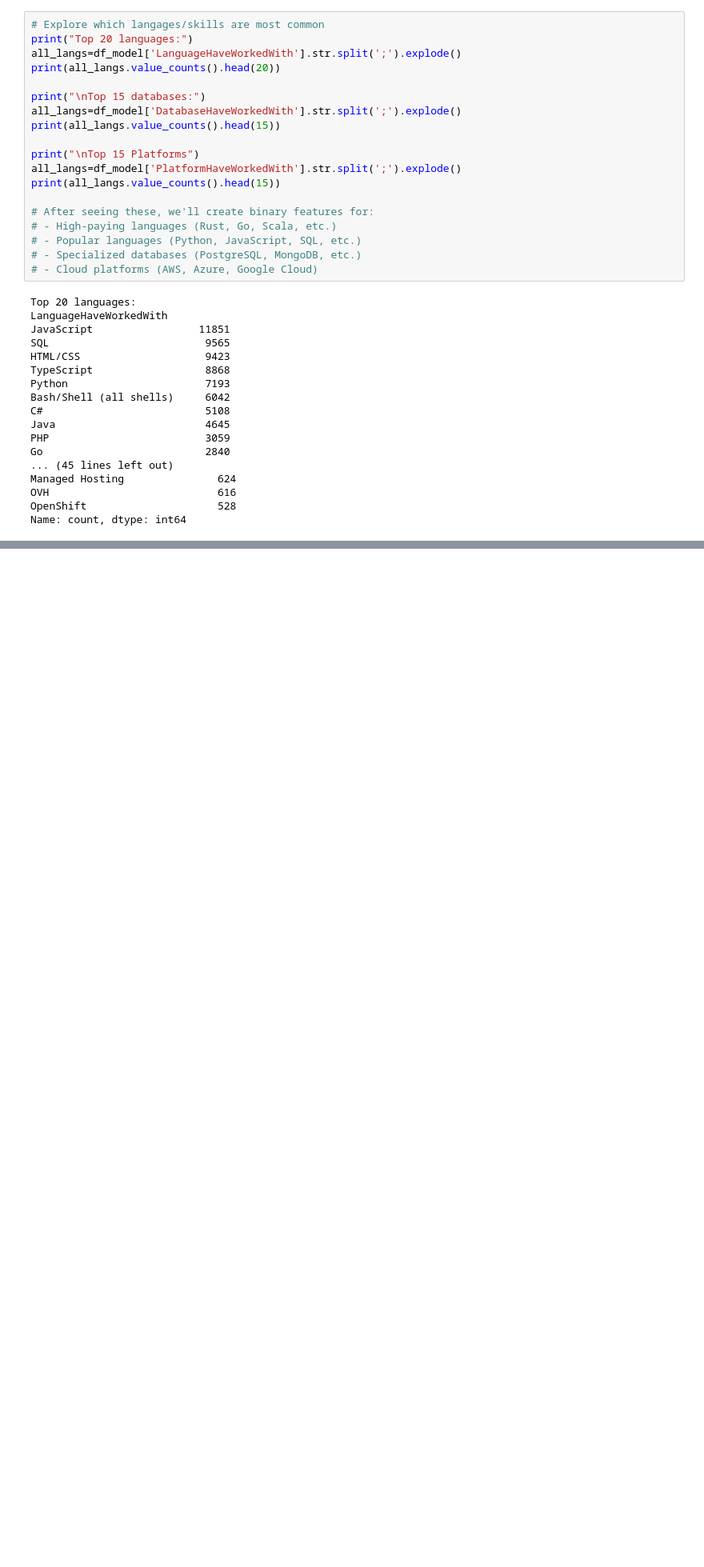
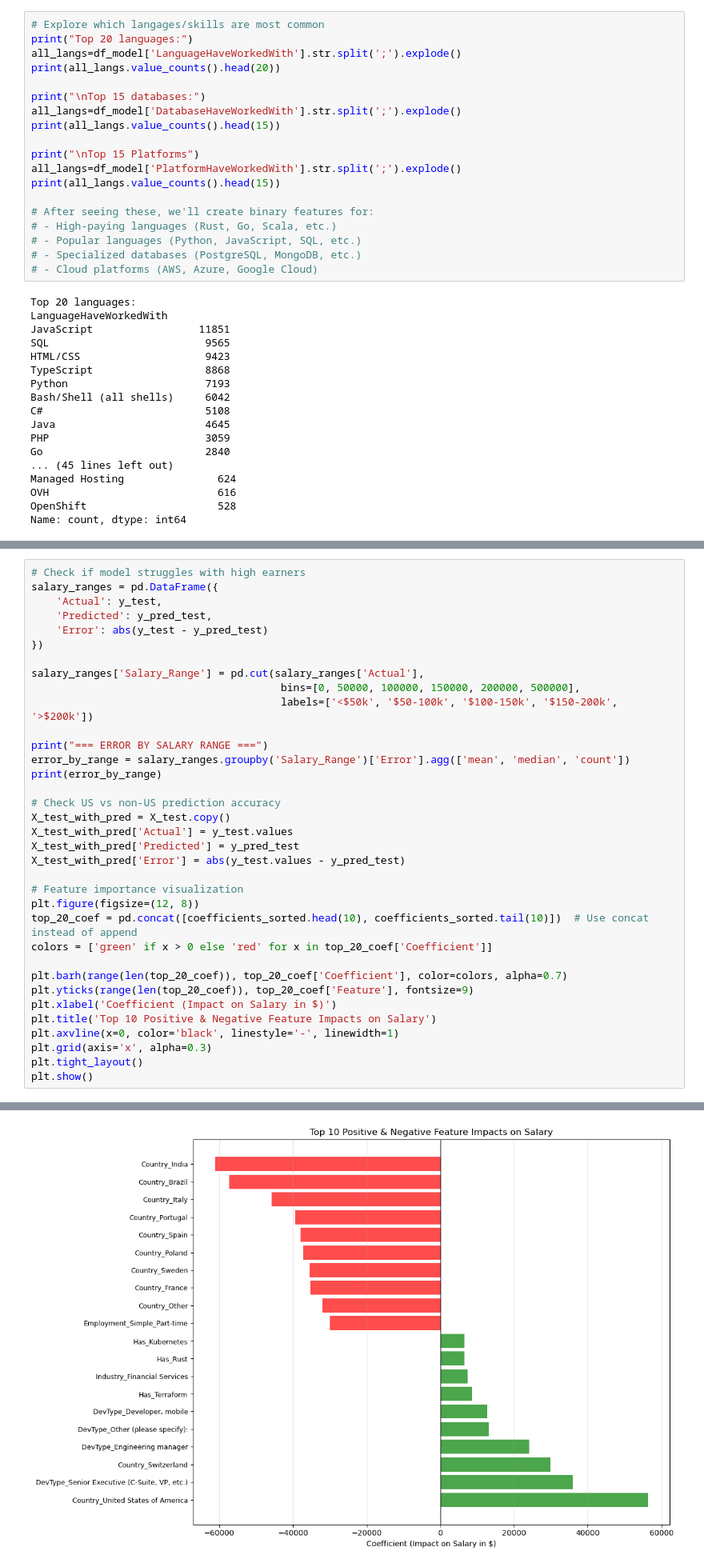
Before and after one commit to Kanjerih/Stack-Overflow-Survey, a Jupyter notebook: Stack-Overflow-Survey.ipynb, the cells around one changed output, grey strips where cells are left out. Shown at 80% size. Saved outputs shown, nothing was run; the diff lists cells and outputs as text; blank space fills up the shorter version.

```diff
--- a/Stack-Overflow-Survey.ipynb
+++ b/Stack-Overflow-Survey.ipynb
@@ -345,0 +932,36 @@ Name: count, dtype: int64
+# %%
+# Check if model struggles with high earners
+salary_ranges = pd.DataFrame({
+    'Actual': y_test,
+    'Predicted': y_pred_test,
+    'Error': abs(y_test - y_pred_test)
+})
+
+salary_ranges['Salary_Range'] = pd.cut(salary_ranges['Actual'],
+                                        bins=[0, 50000, 100000, 150000, 200000, 500000],
+                                        labels=['<$50k', '$50-100k', '$100-150k', '$150-200k', '>$200k'])
+
+print("=== ERROR BY SALARY RANGE ===")
+error_by_range = salary_ranges.groupby('Salary_Range')['Error'].agg(['mean', 'median', 'count'])
+print(error_by_range)
+
+# Check US vs non-US prediction accuracy
+X_test_with_pred = X_test.copy()
+X_test_with_pred['Actual'] = y_test.values
+X_test_with_pred['Predicted'] = y_pred_test
+X_test_with_pred['Error'] = abs(y_test.values - y_pred_test)
+
+# Feature importance visualization
+plt.figure(figsize=(12, 8))
+top_20_coef = pd.concat([coefficients_sorted.head(10), coefficients_sorted.tail(10)])  # Use concat instead of append
+colors = ['green' if x > 0 else 'red' for x in top_20_coef['Coefficient']]
+
+plt.barh(range(len(top_20_coef)), top_20_coef['Coefficient'], color=colors, alpha=0.7)
+plt.yticks(range(len(top_20_coef)), top_20_coef['Feature'], fontsize=9)
+plt.xlabel('Coefficient (Impact on Salary in $)')
+plt.title('Top 10 Positive & Negative Feature Impacts on Salary')
+plt.axvline(x=0, color='black', linestyle='-', linewidth=1)
+plt.grid(axis='x', alpha=0.3)
+plt.tight_layout()
+plt.show()
+# %% [output]
@@ -345,0 +976 @@ Name: count, dtype: int64
+[figure, added]
```
Also changed, not shown: parts of 13 cells of this notebook.
